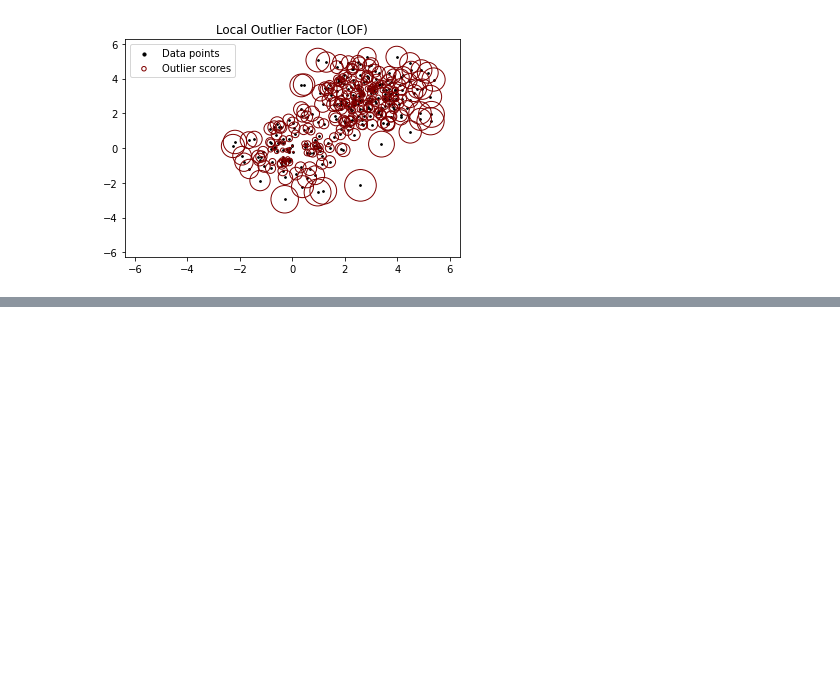
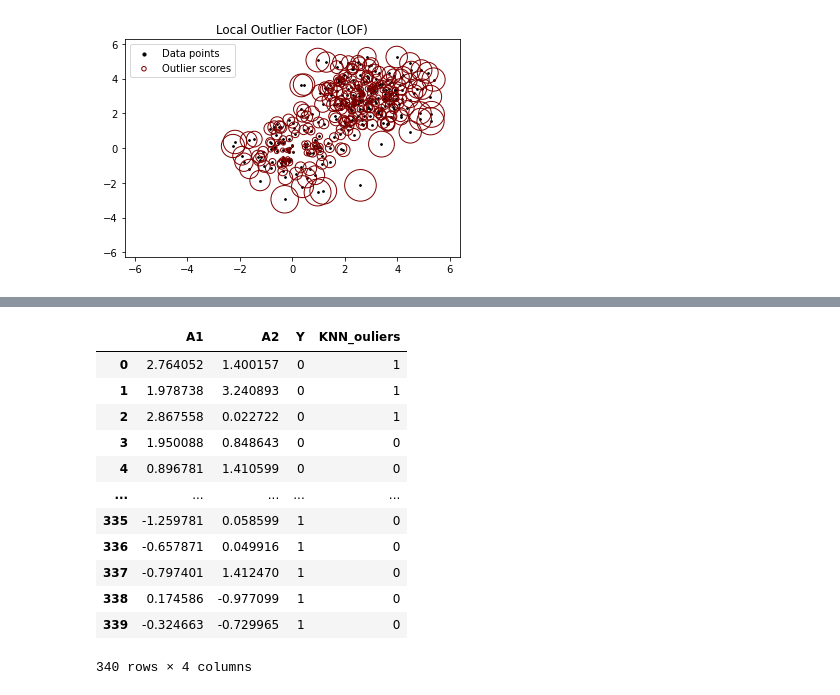
Before and after one commit to NeuralClassifier/HDBSCAN-OutlierDetect, a Jupyter notebook: Local_Global_Outliers.ipynb, the cells around one changed output, grey strips where cells are left out. Saved outputs shown, nothing was run; the diff lists cells and outputs as text; code cells hidden in the pictures; blank space fills up the shorter version.

```diff
--- a/Local_Global_Outliers.ipynb
+++ b/Local_Global_Outliers.ipynb
@@ -176,0 +208,16 @@ for folders in red:
+# %%
+df_lofnorm
+# %% [output]
+|  | A1 | A2 | Y | KNN_ouliers |
+| 0 | 2.764052 | 1.400157 | 0 | 1 |
+| 1 | 1.978738 | 3.240893 | 0 | 1 |
+| 2 | 2.867558 | 0.022722 | 0 | 1 |
+| 3 | 1.950088 | 0.848643 | 0 | 0 |
+| 4 | 0.896781 | 1.410599 | 0 | 0 |
+| ... | ... | ... | ... | ... |
+| 335 | -1.259781 | 0.058599 | 1 | 0 |
+| 336 | -0.657871 | 0.049916 | 1 | 0 |
+| 337 | -0.797401 | 1.412470 | 1 | 0 |
+| 338 | 0.174586 | -0.977099 | 1 | 0 |
+| 339 | -0.324663 | -0.729965 | 1 | 0 |
+340 rows × 4 columns
```
Also changed, not shown: parts of 7 cells of this notebook.
